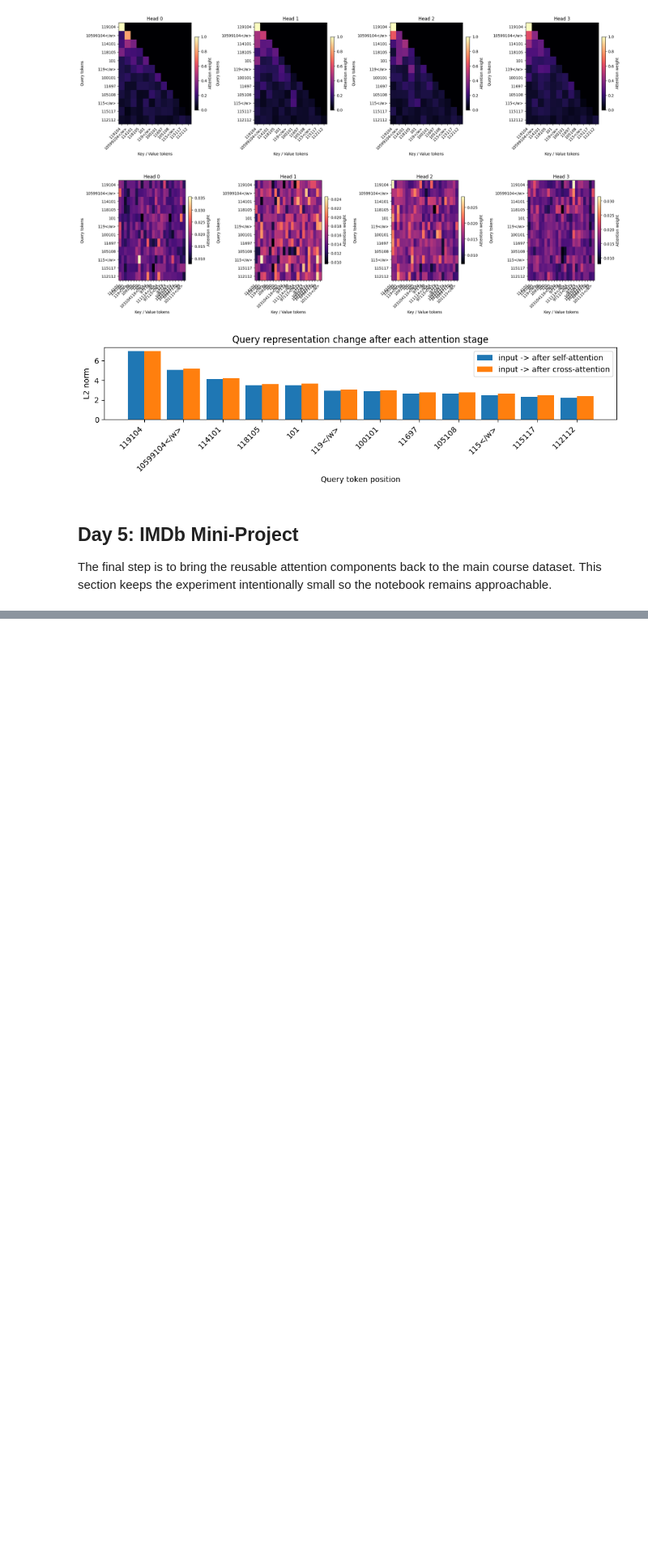
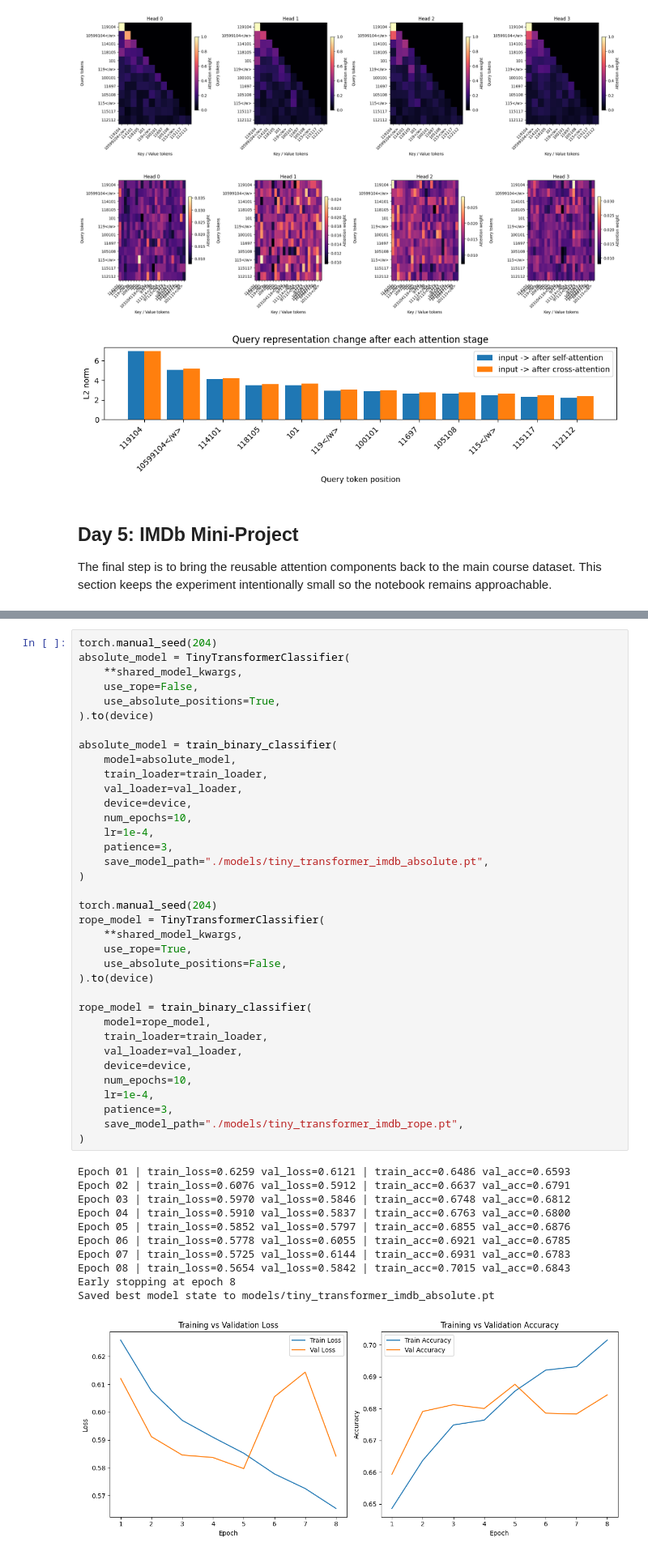
Before and after one commit to mdossett204/AI-maths-foundations, a Jupyter notebook: NLP-learning-notebooks/week6-transformer/Week_6_transformer_attention.ipynb, the cells around one changed output, grey strips where cells are left out. Shown at 81% size. Saved outputs shown, nothing was run; the diff lists cells and outputs as text; blank space fills up the shorter version.

Commit message:
Added training for imdb via encoder

```diff
--- a/NLP-learning-notebooks/week6-transformer/Week_6_transformer_attention.ipynb
+++ b/NLP-learning-notebooks/week6-transformer/Week_6_transformer_attention.ipynb
@@ -820,0 +808,48 @@ print("rope layer-0 attention shape:", tuple(rope_attention_stack[0].shape))
+# %%
+torch.manual_seed(204)
+absolute_model = TinyTransformerClassifier(
+    **shared_model_kwargs,
+    use_rope=False,
+    use_absolute_positions=True,
+).to(device)
+
+absolute_model = train_binary_classifier(
+    model=absolute_model,
+    train_loader=train_loader,
+    val_loader=val_loader,
+    device=device,
+    num_epochs=10,
+    lr=1e-4,
+    patience=3,
+    save_model_path="./models/tiny_transformer_imdb_absolute.pt",
+)
+
+torch.manual_seed(204)
+rope_model = TinyTransformerClassifier(
+    **shared_model_kwargs,
+    use_rope=True,
+    use_absolute_positions=False,
+).to(device)
+
+rope_model = train_binary_classifier(
+    model=rope_model,
+    train_loader=train_loader,
+    val_loader=val_loader,
+    device=device,
+    num_epochs=10,
+    lr=1e-4,
+    patience=3,
+    save_model_path="./models/tiny_transformer_imdb_rope.pt",
+)
+# %% [output]
+Epoch 01 | train_loss=0.6259 val_loss=0.6121 | train_acc=0.6486 val_acc=0.6593
+Epoch 02 | train_loss=0.6076 val_loss=0.5912 | train_acc=0.6637 val_acc=0.6791
+Epoch 03 | train_loss=0.5970 val_loss=0.5846 | train_acc=0.6748 val_acc=0.6812
+Epoch 04 | train_loss=0.5910 val_loss=0.5837 | train_acc=0.6763 val_acc=0.6800
+Epoch 05 | train_loss=0.5852 val_loss=0.5797 | train_acc=0.6855 val_acc=0.6876
+Epoch 06 | train_loss=0.5778 val_loss=0.6055 | train_acc=0.6921 val_acc=0.6785
+Epoch 07 | train_loss=0.5725 val_loss=0.6144 | train_acc=0.6931 val_acc=0.6783
+Epoch 08 | train_loss=0.5654 val_loss=0.5842 | train_acc=0.7015 val_acc=0.6843
+Early stopping at epoch 8
+Saved best model state to models/tiny_transformer_imdb_absolute.pt
+[figure, added]
```
Also changed, not shown: parts of 12 cells of this notebook, 1 other file.
